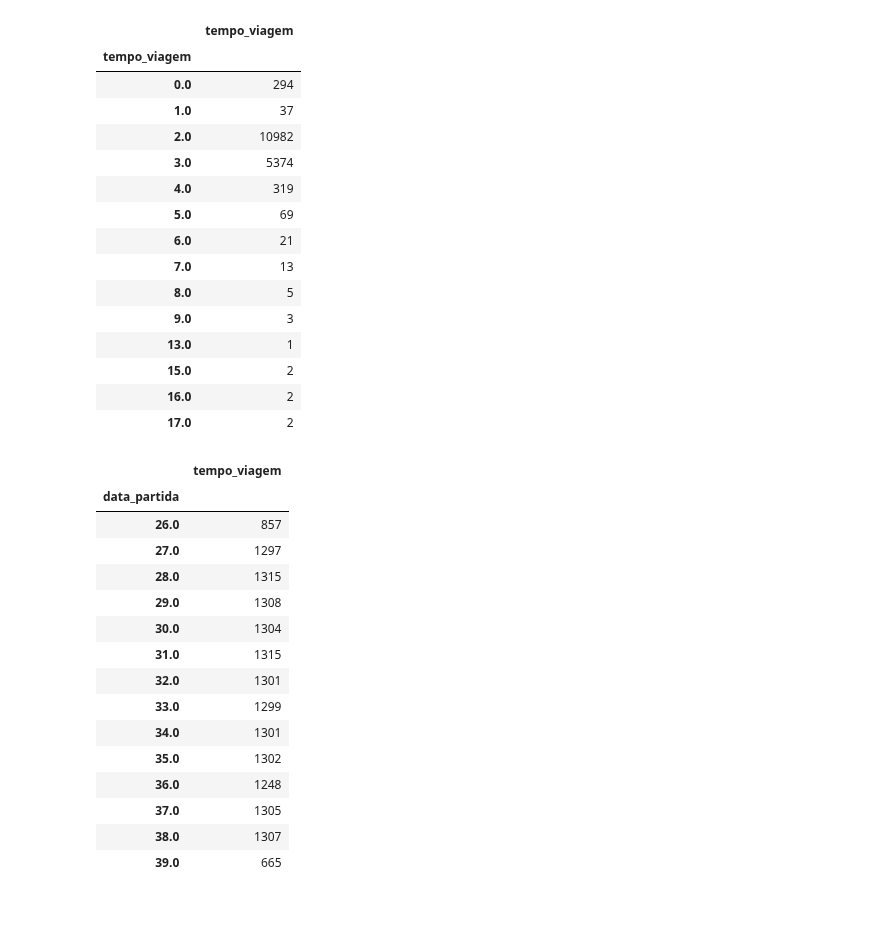
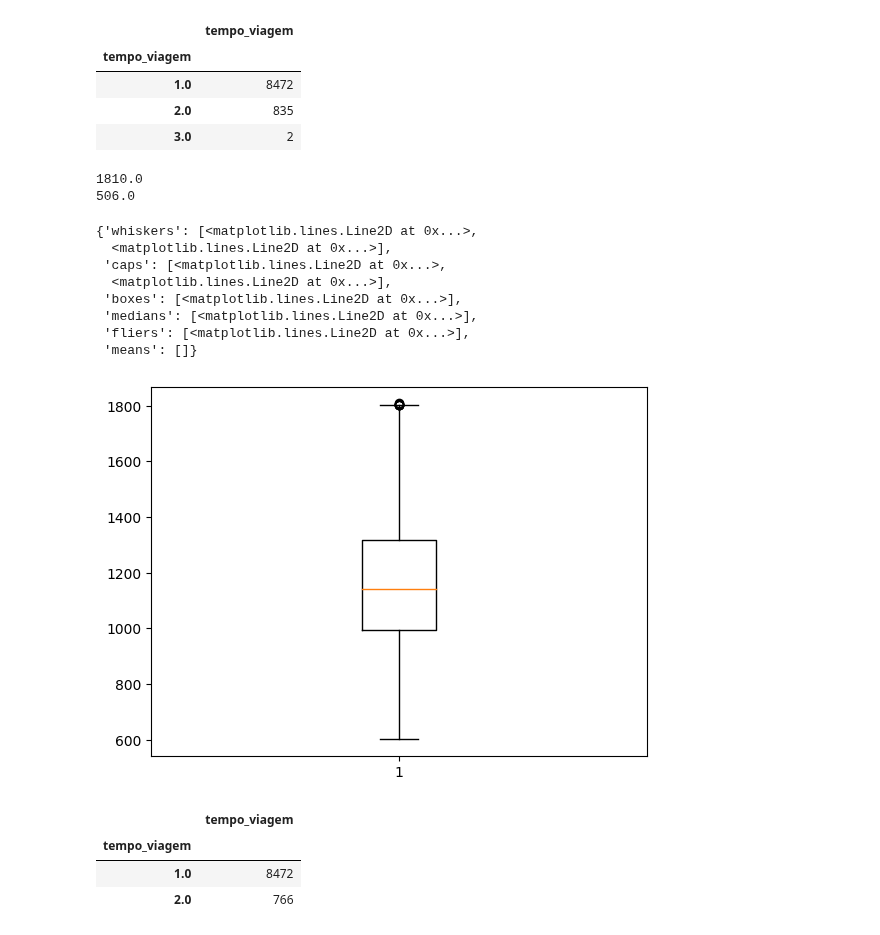
Before and after one commit to LeonardoVillamarin/TCC-Previsor_viagens_onibus, a Jupyter notebook: Final/teste.ipynb, the cells around one changed output. Cells and saved outputs as stored; diff of their text form; code cells hidden in the pictures; blank space fills up the shorter version.

```diff
--- a/Final/teste.ipynb
+++ b/Final/teste.ipynb
@@ -4,4 +5,4 @@ import matplotlib.pyplot as plt
 # %%
-df = pd.read_csv('Clean/rota210FL.csv')
+df = pd.read_csv('Clean/rota33642.csv')
 df.head()
 # %% [output]
@@ -40,36 +41,42 @@ df.groupby(round((df['tempo_viagem'])/1000),0).agg({'tempo_viagem':'count'})
 # %% [output]
 |  | tempo_viagem |
 | tempo_viagem |  |
-| 0.0 | 294 |
-| 1.0 | 37 |
-| 2.0 | 10982 |
-| 3.0 | 5374 |
-| 4.0 | 319 |
-| 5.0 | 69 |
-| 6.0 | 21 |
-| 7.0 | 13 |
-| 8.0 | 5 |
-| 9.0 | 3 |
-| 13.0 | 1 |
-| 15.0 | 2 |
-| 16.0 | 2 |
-| 17.0 | 2 |
+| 1.0 | 8472 |
+| 2.0 | 835 |
+| 3.0 | 2 |
+# %%
+def outlier_metric(valores):
+    Q1 = np.percentile(valores,25)
+    Q3 = np.percentile(valores,75)
+    intervalo = Q3-Q1
+    limite_superior = Q3+intervalo*1.5
+    limite_inferior = Q1-intervalo*1.5
+    return limite_superior,limite_inferior
+# %%
+limite_superior,limite_inferior = outlier_metric(df['tempo_viagem'])
+print(limite_superior)
+print(limite_inferior)
+# %% [output]
+1810.0
+506.0
+# %%
+df2 = df.loc[(df['tempo_viagem'] < limite_superior) & (df['tempo_viagem'] > limite_inferior)]
+# %%
+plt.boxplot(df2['tempo_viagem'])
+# %% [output]
+{'whiskers': [<matplotlib.lines.Line2D at 0x...>,
+  <matplotlib.lines.Line2D at 0x...>],
+ 'caps': [<matplotlib.lines.Line2D at 0x...>,
+  <matplotlib.lines.Line2D at 0x...>],
+ 'boxes': [<matplotlib.lines.Line2D at 0x...>],
+ 'medians': [<matplotlib.lines.Line2D at 0x...>],
+ 'fliers': [<matplotlib.lines.Line2D at 0x...>],
+ 'means': []}
+[figure, added]
 # %%
-df.groupby(round(pd.to_datetime(df['data_partida']).dt.day_of_year/7,0)).agg({'tempo_viagem':'count'})
+df2.groupby(round((df2['tempo_viagem'])/1000),0).agg({'tempo_viagem':'count'})
 # %% [output]
 |  | tempo_viagem |
-| data_partida |  |
-| 26.0 | 857 |
-| 27.0 | 1297 |
-| 28.0 | 1315 |
-| 29.0 | 1308 |
-| 30.0 | 1304 |
-| 31.0 | 1315 |
-| 32.0 | 1301 |
-| 33.0 | 1299 |
-| 34.0 | 1301 |
-| 35.0 | 1302 |
-| 36.0 | 1248 |
-| 37.0 | 1305 |
-| 38.0 | 1307 |
-| 39.0 | 665 |
+| tempo_viagem |  |
+| 1.0 | 8472 |
+| 2.0 | 766 |
```
Also changed, not shown: parts of 6 cells of this notebook, 2 other files.
